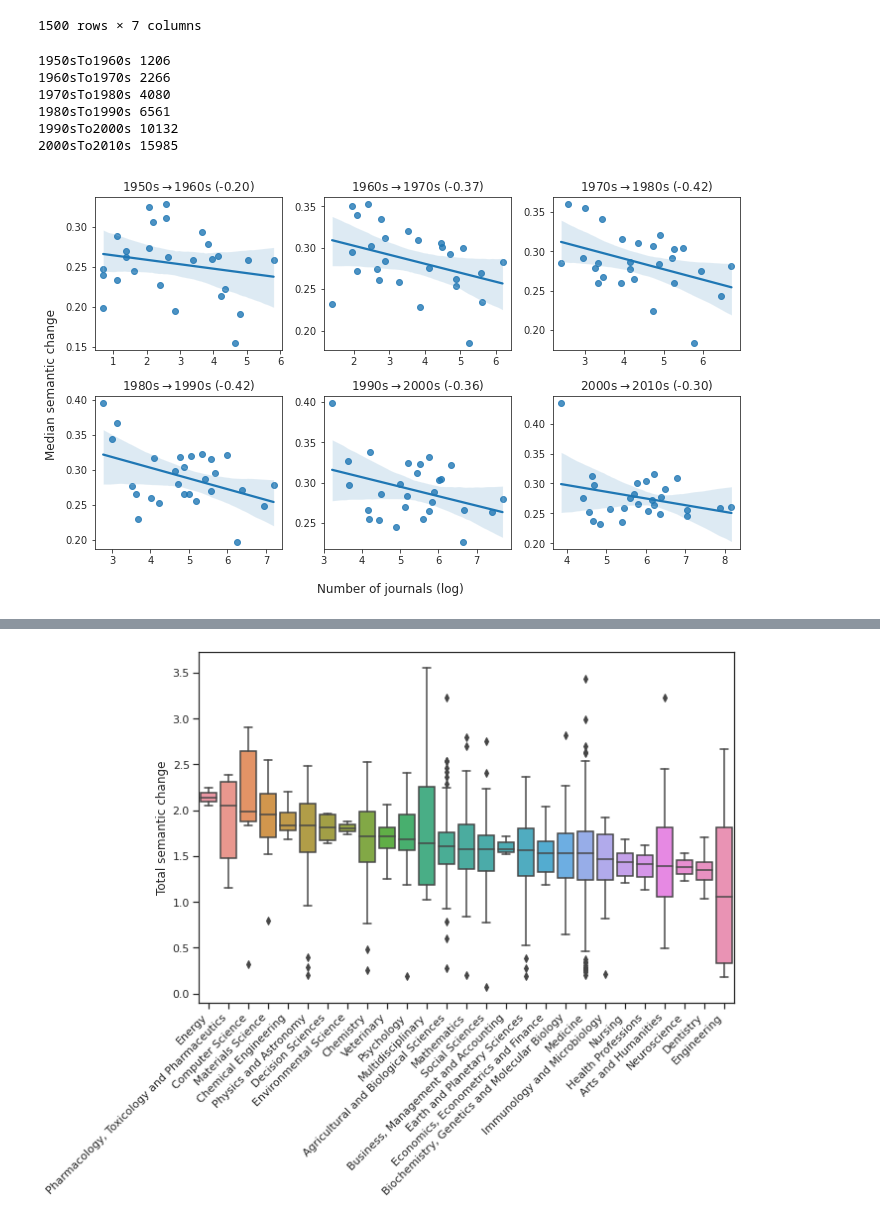
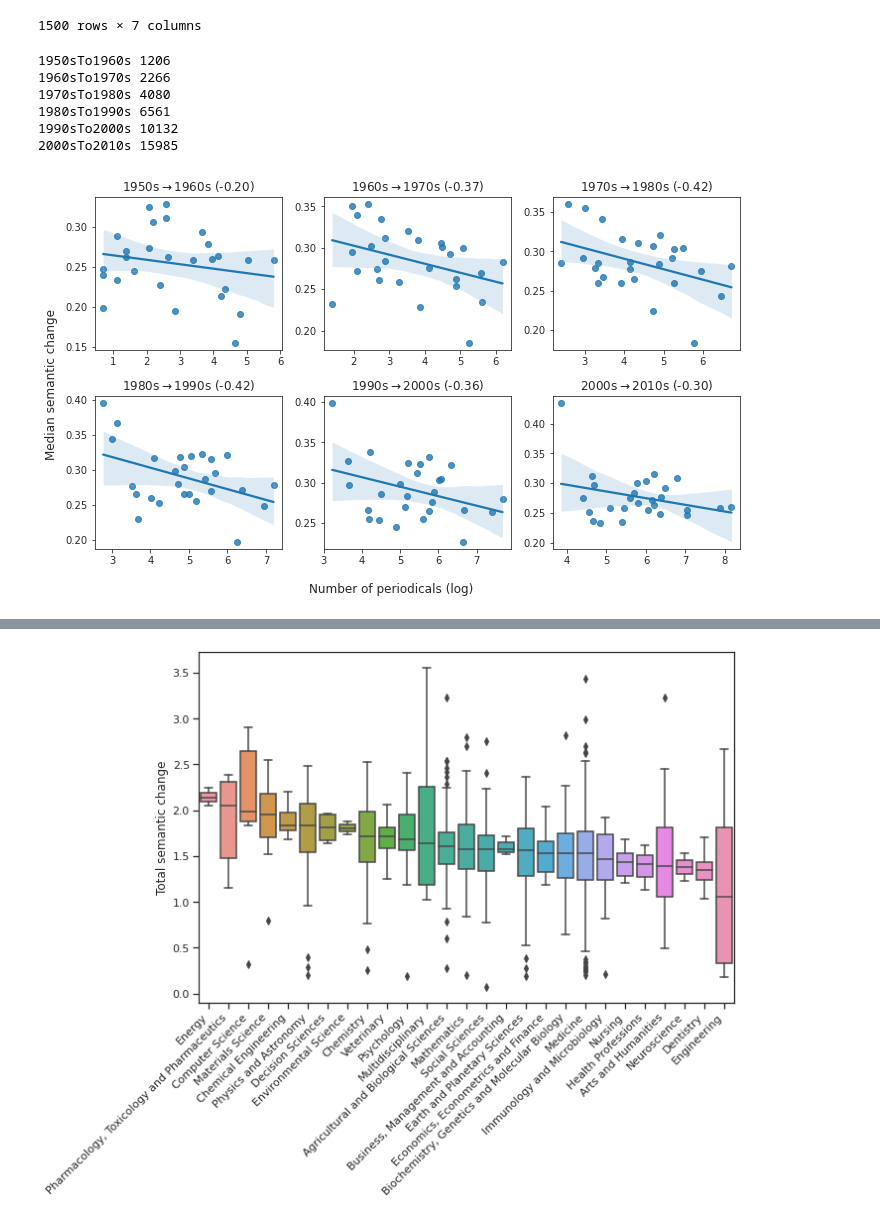
Before and after one commit to netknowledge/diachronic-p2v, a Jupyter notebook: semantic_change/semantic_change_global.ipynb, the cells around one changed output, grey strips where cells are left out. Saved outputs shown, nothing was run; the diff lists cells and outputs as text; code cells hidden in the pictures.

```diff
--- a/semantic_change/semantic_change_global.ipynb
+++ b/semantic_change/semantic_change_global.ipynb
@@ -44,8 +44,8 @@ vid_name['137773608']
 # %%
 def get_venue_semantic_change(t1, t2):
     """"""
-    source_model = wv_models[t1]
-    target_model = wv_models[t2]
+    source_model = dec_wv_models[t1]
+    target_model = dec_wv_models[t2]
 
     source_vids = source_model.index_to_key
     target_vids = target_model.index_to_key
@@ -62,7 +62,7 @@ def get_venue_semantic_change(t1, t2):
     aligned_source_vectors = np.dot(source_vectors, R)
     dist = paired_distances(aligned_source_vectors, target_vectors, metric='cosine')
 
-    df = pd.DataFrame([[str(int(v)), vid_name[v], d] for v, d in zip(shared_vids, dist)], columns=['vid', 'name', '%sTo%s' % (t1, t2)])
+    df = pd.DataFrame([[str(int(v)), vid_name[str(int(v))], d] for v, d in zip(shared_vids, dist)], columns=['vid', 'name', '%sTo%s' % (t1, t2)])
     for t in [t1, t2]:
         tb, te = [(b, e) for b, e, l in periods if l == t][0]
         with open('/media/sdb/p2v/pickles/decades/%d_to_%d/VID_labeled_%dfeat_%dcontext_win_size.pkl' % (tb, te, 100, 10), 'rb') as fin:
@@ -71,8 +71,8 @@ def get_venue_semantic_change(t1, t2):
         df = df.merge(vid_label, how='left')
     return df
 # %%
-change_consecutive = {periods[i][2] + 'To' + periods[i+1][2]: get_venue_semantic_change(periods[i][2], periods[i+1][2]) for i in range(0, len(periods)-1)}
-len(change_consecutive)
+semantic_change_consecutive = {periods[i][2] + 'To' + periods[i+1][2]: get_venue_semantic_change(periods[i][2], periods[i+1][2]) for i in range(0, len(periods)-1)}
+len(semantic_change_consecutive)
 # %% [output]
 1500
 2809
@@ -100,36 +100,35 @@ change_consecutive['1950sTo1960s']
 # %%
 def field_size_change_corr(save=False):
     """"""
     fig, axes = plt.subplots(2, 3, figsize=(10, 6))
-    fig.supxlabel('Number of journals (log)')
+    fig.supxlabel('Number of periodicals (log)')
     fig.supylabel('Median semantic change')
     axes = axes.flatten()
-    for i, decade_col in enumerate(sorted(change_consecutive)):
-        vid_dist_df = change_consecutive[decade_col]
+    for ax, decade_col in zip(axes, sorted(semantic_change_consecutive)):
+        vid_dist_df = semantic_change_consecutive[decade_col]
         field_col = 'field' + decade_col[:5]
         journal_total = vid_dist_df[field_col].value_counts()
         median_change = vid_dist_df.groupby(field_col)[decade_col].median()
         print(decade_col, journal_total.sum())
 
         field_df = pd.DataFrame({'Number of journals': journal_total, 'Median semantic change': median_change}).reset_index().dropna()
         field_df['log_Number of journals'] = np.log(field_df['Number of journals'])
         corr = field_df['log_Number of journals'].corr(field_df['Median semantic change'])
 
-        ax = axes[i]
         sns.regplot(x='log_Number of journals', y='Median semantic change', data=field_df, ax=ax)
         start_year = decade_col[:5]
         end_year = decade_col[-5:]
         ax.set(title=f"{start_year}$\\rightarrow${end_year} ({corr:.2f})", xlabel='', ylabel='')
     fig.tight_layout()
     if save:
         plt.savefig('../figs/field_size_change_corr_consecutive.pdf', bbox_inches='tight')
 
-field_size_change_corr()
+field_size_change_corr(True)
 # %% [output]
 1950sTo1960s 1206
 1960sTo1970s 2266
 1970sTo1980s 4080
 1980sTo1990s 6561
 1990sTo2000s 10132
 2000sTo2010s 15985
-[figure, old version]
+[figure, new version]
```
Also changed, not shown: parts of 22 cells of this notebook.
